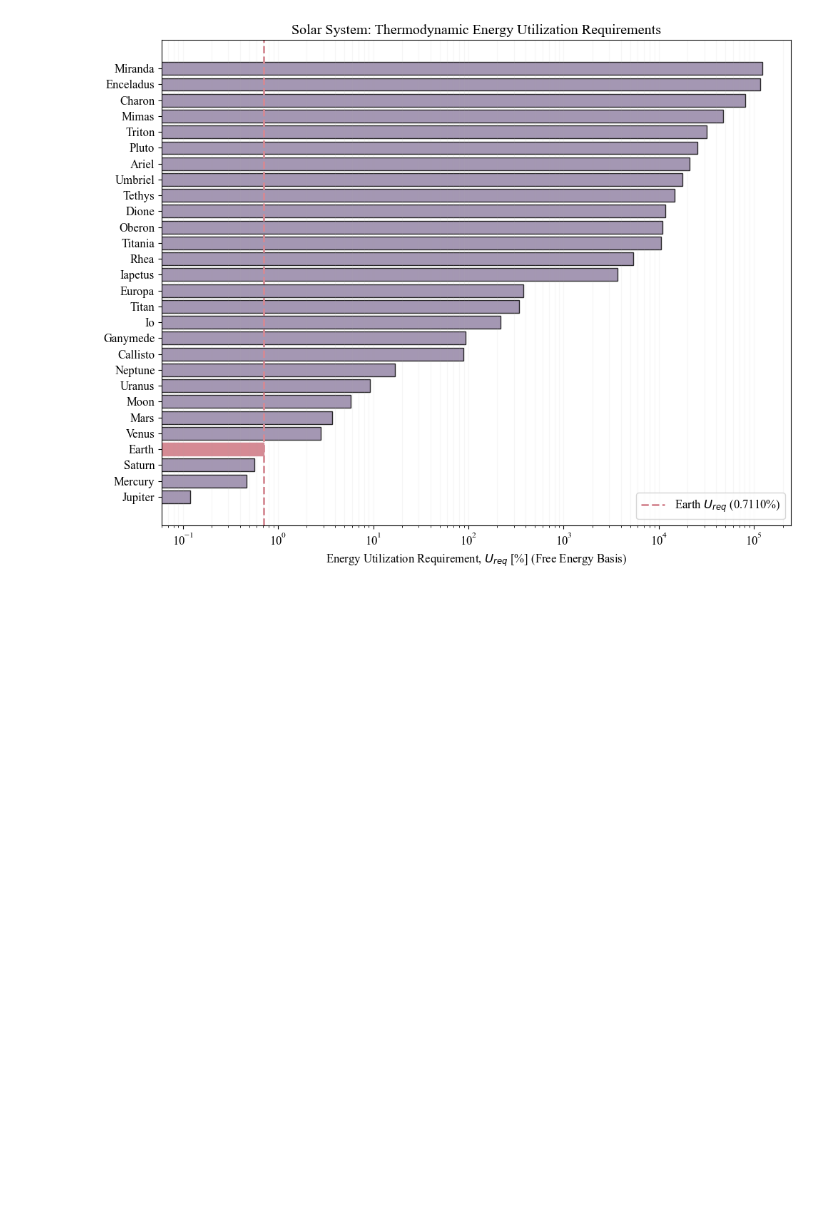
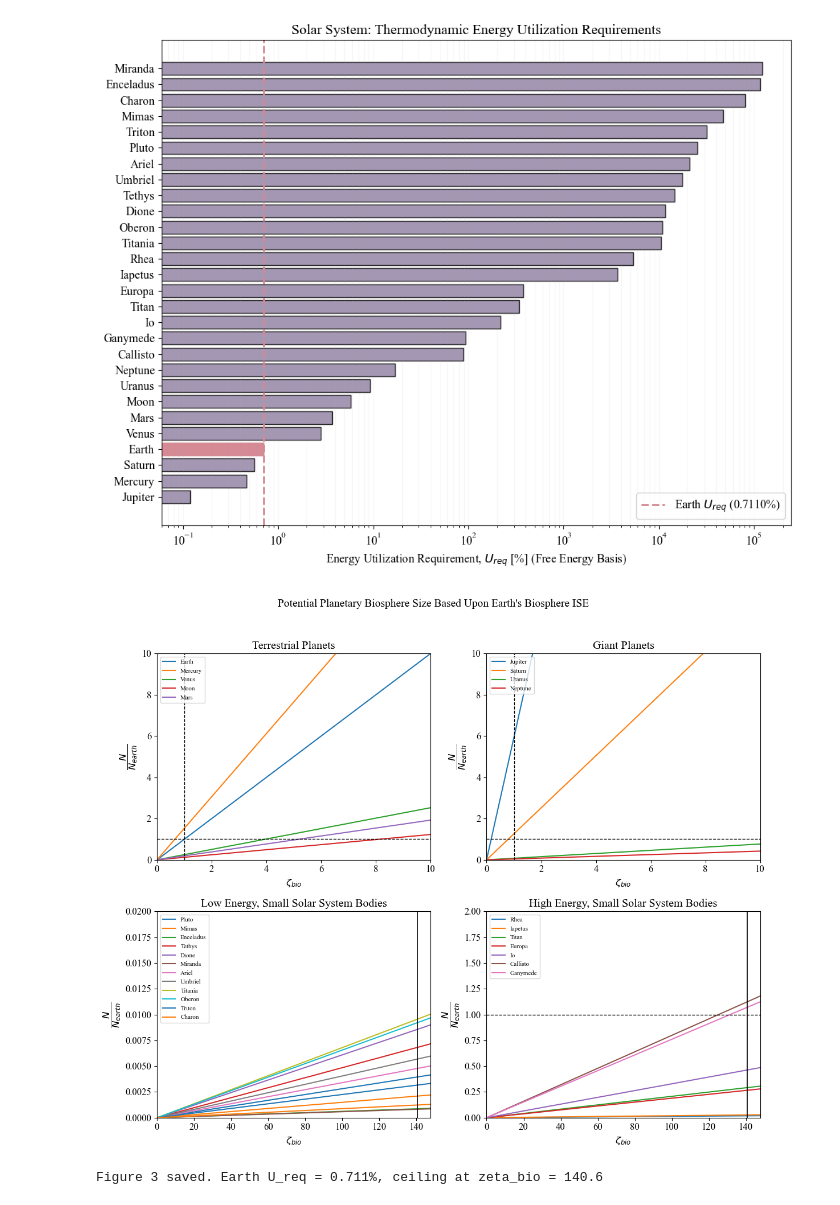
Before and after one commit to bradleylab/energy-biosphere, a Jupyter notebook: biosphere_size_model.ipynb, the cells around one changed output. Drawn from its saved outputs; the diff is of its cells as text; code cells hidden in the pictures; blank space fills up the shorter version.

```diff
--- a/biosphere_size_model.ipynb
+++ b/biosphere_size_model.ipynb
@@ -2388,3 +2393,58 @@ plt.tight_layout()
 plt.show()
 # %% [output]
 [figure]
+# %%
+# ============================================================
+# Figure 3 — earths_ise.png
+# Maximum biosphere size (N/N_earth) vs Earth-relative utilization (zeta_bio)
+# for 28 Solar System bodies, assuming Earth-like ISE.
+# Straight-line plots through origin: slope_body = F_total_body / F_total_Earth.
+# ============================================================
+
+terrestrial    = ["Earth", "Mercury", "Venus", "Moon", "Mars"]
+giants         = ["Jupiter", "Saturn", "Uranus", "Neptune"]
+low_e_small    = ["Pluto", "Mimas", "Enceladus", "Tethys", "Dione",
+                  "Miranda", "Ariel", "Umbriel", "Titania", "Oberon",
+                  "Triton", "Charon"]
+high_e_small   = ["Rhea", "Iapetus", "Titan", "Europa", "Io",
+                  "Callisto", "Ganymede"]
+
+F_earth_fig3 = F_total_values[EARTH_IDX]
+zeta_ceiling = 100.0 / nu_earth_bio_free  # x at which U_req = 100%
+
+def _plot_panel(ax, body_list, zeta_max, y_max, title):
+    zeta = np.linspace(0, zeta_max, 200)
+    for body in body_list:
+        if body not in names:
+            continue
+        idx = names.index(body)
+        slope = F_total_values[idx] / F_earth_fig3
+        ax.plot(zeta, zeta * slope, label=body)
+    ax.set_xlabel(r"$\zeta_{bio}$")
+    ax.set_ylabel(r"$\dfrac{N}{N_{earth}}$")
+    ax.set_title(title)
+    ax.set_xlim(0, zeta_max)
+    ax.set_ylim(0, y_max)
+    ax.axhline(1, linestyle="--", color="black", linewidth=1)
+    if zeta_max <= 10:
+        ax.axvline(1, linestyle="--", color="black", linewidth=1)
+    else:
+        ax.axvline(zeta_ceiling, color="black", linewidth=1.2)
+    ax.legend(loc="upper left", fontsize=8)
+
+fig3, axes3 = plt.subplots(2, 2, figsize=(12, 10))
+_plot_panel(axes3[0, 0], terrestrial,  10,                  10,   "Terrestrial Planets")
+_plot_panel(axes3[0, 1], giants,       10,                  10,   "Giant Planets")
+_plot_panel(axes3[1, 0], low_e_small,  zeta_ceiling * 1.05, 0.02, "Low Energy, Small Solar System Bodies")
+_plot_panel(axes3[1, 1], high_e_small, zeta_ceiling * 1.05, 2.0,  "High Energy, Small Solar System Bodies")
+
+fig3.suptitle("Potential Planetary Biosphere Size Based Upon Earth's Biosphere ISE",
+              fontsize=14)
+fig3.tight_layout(rect=[0, 0, 1, 0.96])
+fig3.savefig("plots/earths_ise.png", bbox_inches="tight", dpi=150)
+plt.show()
+
+print(f"Figure 3 saved. Earth U_req = {nu_earth_bio_free:.3f}%, ceiling at zeta_bio = {zeta_ceiling:.1f}")
+# %% [output]
+[figure, added]
+Figure 3 saved. Earth U_req = 0.711%, ceiling at zeta_bio = 140.6
```
Also changed, not shown: parts of 5 cells of this notebook.
